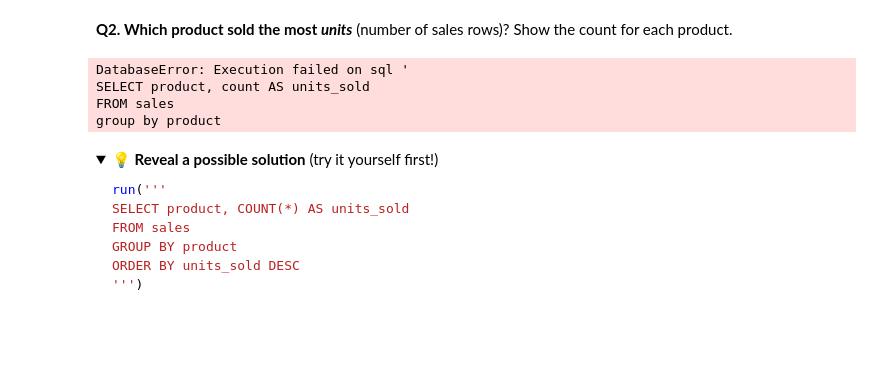
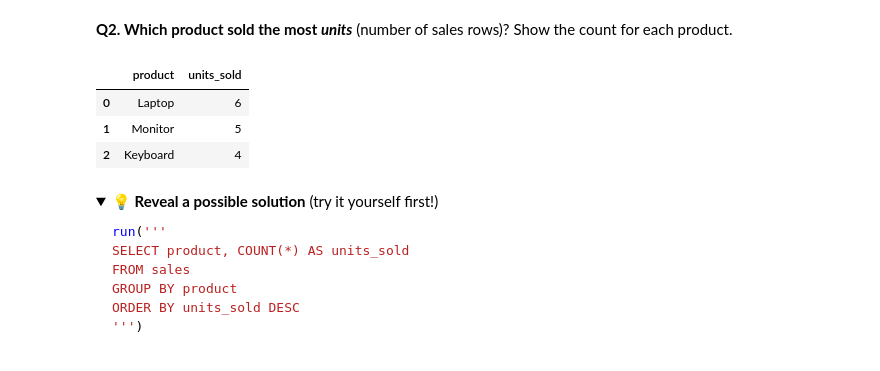
Before and after one commit to shatrill/data_analytics, a Jupyter notebook: session_3_sql_fundamentals_sqlite.ipynb, the cells around one changed output. Cells and saved outputs as stored; diff of their text form; code cells hidden in the pictures; folded sections open; blank space fills up the shorter version.

```diff
--- a/session_3_sql_fundamentals_sqlite.ipynb
+++ b/session_3_sql_fundamentals_sqlite.ipynb
@@ -478,16 +478,16 @@ ORDER BY revenue DESC
 **Q2. Which product sold the most *units*** (number of sales rows)? Show the count for each product.
 # %%
 run('''
-SELECT product, count AS units_sold
+SELECT product, COUNT(*) AS units_sold
 FROM sales
-group by product
+GROUP BY product
 ORDER BY units_sold DESC
 ''')
 # %% [output]
-DatabaseError: Execution failed on sql '
-SELECT product, count AS units_sold
-FROM sales
-group by product
+|  | product | units_sold |
+| 0 | Laptop | 6 |
+| 1 | Monitor | 5 |
+| 2 | Keyboard | 4 |
 # %% [markdown]
 <details>
 <summary><b>💡 Reveal a possible solution</b> (try it yourself first!)</summary>
```
Also changed, not shown: parts of 1 cell of this notebook.
